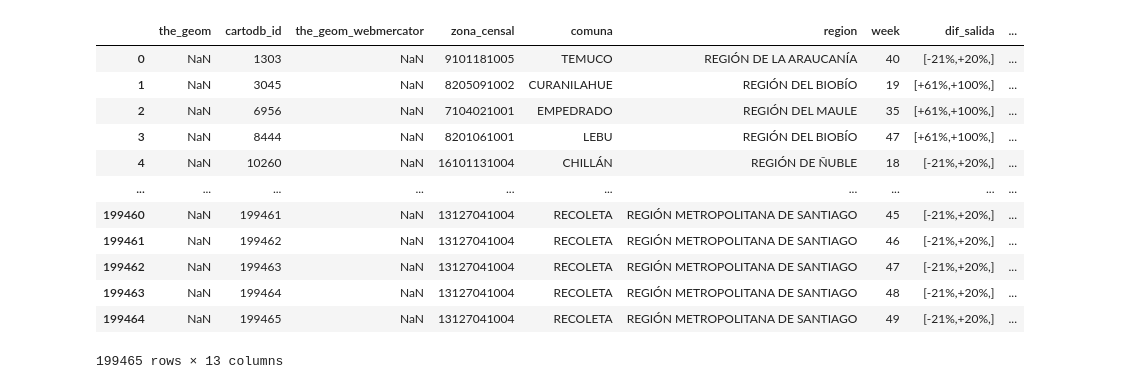
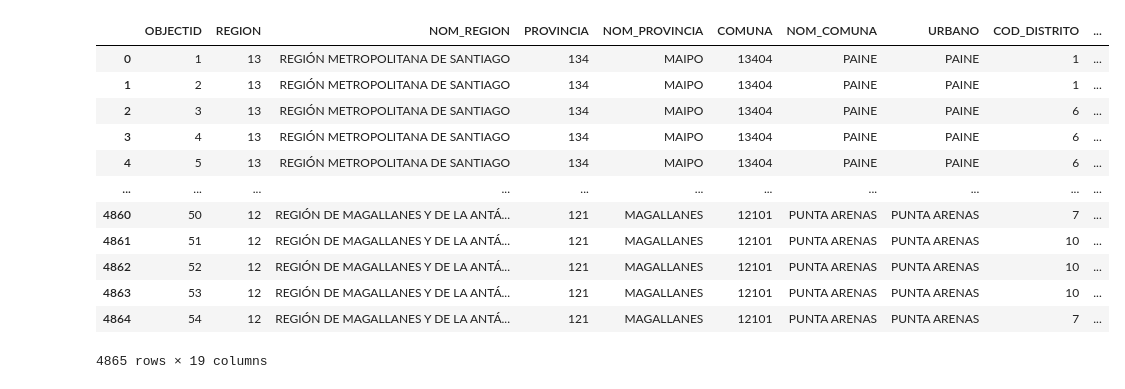
Before and after one commit to panchohumeres/dynamo-covid, a Jupyter notebook: ETL/movilidad.ipynb, the cells around one changed output. Drawn from its saved outputs; the diff is of its cells as text; code cells hidden in the pictures.

```diff
--- a/ETL/movilidad.ipynb
+++ b/ETL/movilidad.ipynb
@@ -22,3 +23,23 @@ postgres_str = ('postgresql://'+postgres_user+':'+postgres_psswd+'@'+DBname+':'+
 cnx = create_engine(postgres_str)
 # %%
 url='https://matiascerda.carto.com/api/v2/sql?format=CSV&filename=datos-movilidad-isci.csv&q=select%20*%20from%20data_variacion'
+# %%
+sql="select * from geo.zonas_censales"
+zonas= gpd.GeoDataFrame.from_postgis(sql,con=cnx, geom_col='geometry')
+zonas['GEOCODIGO']=zonas['GEOCODIGO'].astype(str).str.strip()
+# %%
+zonas
+# %% [output]
+|  | OBJECTID | REGION | NOM_REGION | PROVINCIA | NOM_PROVINCIA | COMUNA | NOM_COMUNA | URBANO | COD_DISTRITO | ... |
+| 0 | 1 | 13 | REGIÓN METROPOLITANA DE SANTIAGO | 134 | MAIPO | 13404 | PAINE | PAINE | 1 | ... |
+| 1 | 2 | 13 | REGIÓN METROPOLITANA DE SANTIAGO | 134 | MAIPO | 13404 | PAINE | PAINE | 1 | ... |
+| 2 | 3 | 13 | REGIÓN METROPOLITANA DE SANTIAGO | 134 | MAIPO | 13404 | PAINE | PAINE | 6 | ... |
+| 3 | 4 | 13 | REGIÓN METROPOLITANA DE SANTIAGO | 134 | MAIPO | 13404 | PAINE | PAINE | 6 | ... |
+| 4 | 5 | 13 | REGIÓN METROPOLITANA DE SANTIAGO | 134 | MAIPO | 13404 | PAINE | PAINE | 6 | ... |
+| ... | ... | ... | ... | ... | ... | ... | ... | ... | ... | ... |
+| 4860 | 50 | 12 | REGIÓN DE MAGALLANES Y DE LA ANTÁ... | 121 | MAGALLANES | 12101 | PUNTA ARENAS | PUNTA ARENAS | 7 | ... |
+| 4861 | 51 | 12 | REGIÓN DE MAGALLANES Y DE LA ANTÁ... | 121 | MAGALLANES | 12101 | PUNTA ARENAS | PUNTA ARENAS | 10 | ... |
+| 4862 | 52 | 12 | REGIÓN DE MAGALLANES Y DE LA ANTÁ... | 121 | MAGALLANES | 12101 | PUNTA ARENAS | PUNTA ARENAS | 10 | ... |
+| 4863 | 53 | 12 | REGIÓN DE MAGALLANES Y DE LA ANTÁ... | 121 | MAGALLANES | 12101 | PUNTA ARENAS | PUNTA ARENAS | 10 | ... |
+| 4864 | 54 | 12 | REGIÓN DE MAGALLANES Y DE LA ANTÁ... | 121 | MAGALLANES | 12101 | PUNTA ARENAS | PUNTA ARENAS | 7 | ... |
+4865 rows × 19 columns
@@ -34,16 +62,0 @@ ISCIentel[['dif_salida_lim_inf','dif_salida_lim_sup']]=ISCIentel[['dif_salida_li
-# %%
-ISCIentel
-# %% [output]
-|  | the_geom | cartodb_id | the_geom_webmercator | zona_censal | comuna | region | week | dif_salida | ... |
-| 0 | NaN | 1303 | NaN | 9101181005 | TEMUCO | REGIÓN DE LA ARAUCANÍA | 40 | [-21%,+20%,] | ... |
-| 1 | NaN | 3045 | NaN | 8205091002 | CURANILAHUE | REGIÓN DEL BIOBÍO | 19 | [+61%,+100%,] | ... |
-| 2 | NaN | 6956 | NaN | 7104021001 | EMPEDRADO | REGIÓN DEL MAULE | 35 | [+61%,+100%,] | ... |
-| 3 | NaN | 8444 | NaN | 8201061001 | LEBU | REGIÓN DEL BIOBÍO | 47 | [+61%,+100%,] | ... |
-| 4 | NaN | 10260 | NaN | 16101131004 | CHILLÁN | REGIÓN DE ÑUBLE | 18 | [-21%,+20%,] | ... |
-| ... | ... | ... | ... | ... | ... | ... | ... | ... | ... |
-| 199460 | NaN | 199461 | NaN | 13127041004 | RECOLETA | REGIÓN METROPOLITANA DE SANTIAGO | 45 | [-21%,+20%,] | ... |
-| 199461 | NaN | 199462 | NaN | 13127041004 | RECOLETA | REGIÓN METROPOLITANA DE SANTIAGO | 46 | [-21%,+20%,] | ... |
-| 199462 | NaN | 199463 | NaN | 13127041004 | RECOLETA | REGIÓN METROPOLITANA DE SANTIAGO | 47 | [-21%,+20%,] | ... |
-| 199463 | NaN | 199464 | NaN | 13127041004 | RECOLETA | REGIÓN METROPOLITANA DE SANTIAGO | 48 | [-21%,+20%,] | ... |
-| 199464 | NaN | 199465 | NaN | 13127041004 | RECOLETA | REGIÓN METROPOLITANA DE SANTIAGO | 49 | [-21%,+20%,] | ... |
-199465 rows × 13 columns
```
Also changed, not shown: parts of 6 cells of this notebook, 1 other file.
